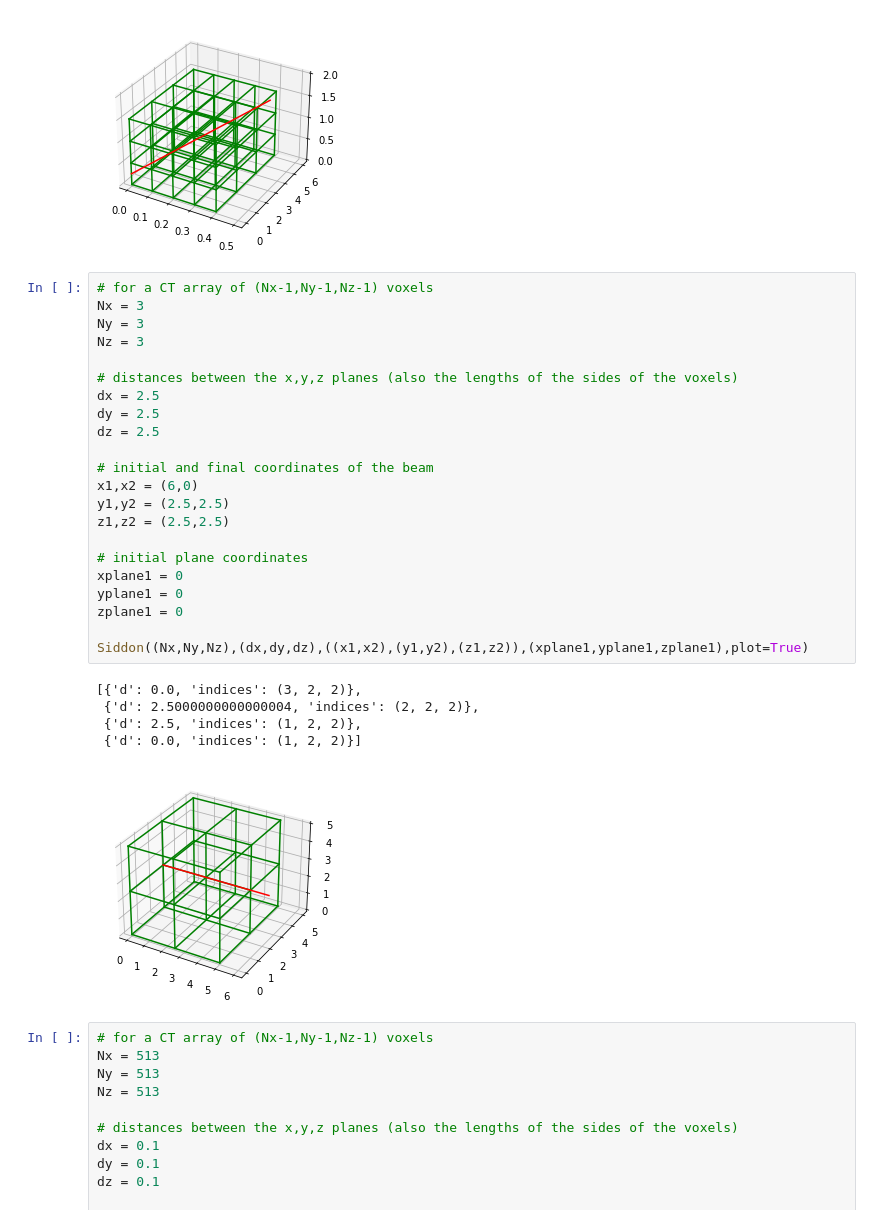
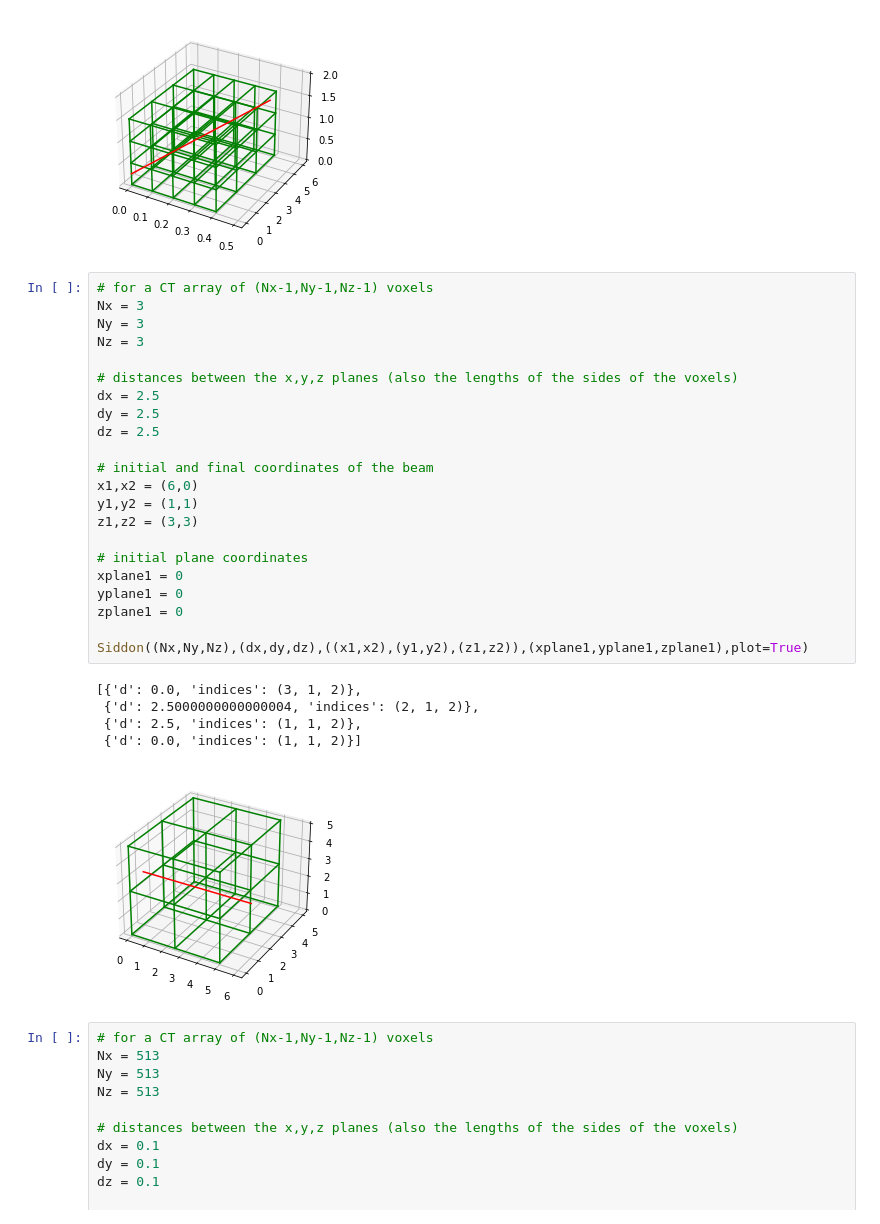
Before and after one commit to jbrewster7/NSERC-Summer-2022, a Jupyter notebook: Testing/Siddon_Algorithm_Function.ipynb, the cells around one changed output. Saved outputs shown, nothing was run; the diff lists cells and outputs as text.

```diff
--- a/Testing/Siddon_Algorithm_Function.ipynb
+++ b/Testing/Siddon_Algorithm_Function.ipynb
@@ -487,31 +487,31 @@ Siddon((Nx,Ny,Nz),(dx,dy,dz),((x1,x2),(y1,y2),(z1,z2)),(xplane1,yplane1,zplane1)
 # %%
 # for a CT array of (Nx-1,Ny-1,Nz-1) voxels
 Nx = 3
 Ny = 3
 Nz = 3
 
 # distances between the x,y,z planes (also the lengths of the sides of the voxels)
 dx = 2.5
 dy = 2.5
 dz = 2.5
 
 # initial and final coordinates of the beam
 x1,x2 = (6,0)
-y1,y2 = (2.5,2.5)
-z1,z2 = (2.5,2.5)
+y1,y2 = (1,1)
+z1,z2 = (3,3)
 
 # initial plane coordinates
 xplane1 = 0
 yplane1 = 0
 zplane1 = 0
 
 Siddon((Nx,Ny,Nz),(dx,dy,dz),((x1,x2),(y1,y2),(z1,z2)),(xplane1,yplane1,zplane1),plot=True)
 # %% [output]
-[{'d': 0.0, 'indices': (3, 2, 2)},
- {'d': 2.5000000000000004, 'indices': (2, 2, 2)},
- {'d': 2.5, 'indices': (1, 2, 2)},
- {'d': 0.0, 'indices': (1, 2, 2)}]
+[{'d': 0.0, 'indices': (3, 1, 2)},
+ {'d': 2.5000000000000004, 'indices': (2, 1, 2)},
+ {'d': 2.5, 'indices': (1, 1, 2)},
+ {'d': 0.0, 'indices': (1, 1, 2)}]
-[figure, old version]
+[figure, new version]
 # %%
 # for a CT array of (Nx-1,Ny-1,Nz-1) voxels
 Nx = 513
```
Also changed, not shown: 1 other file.
